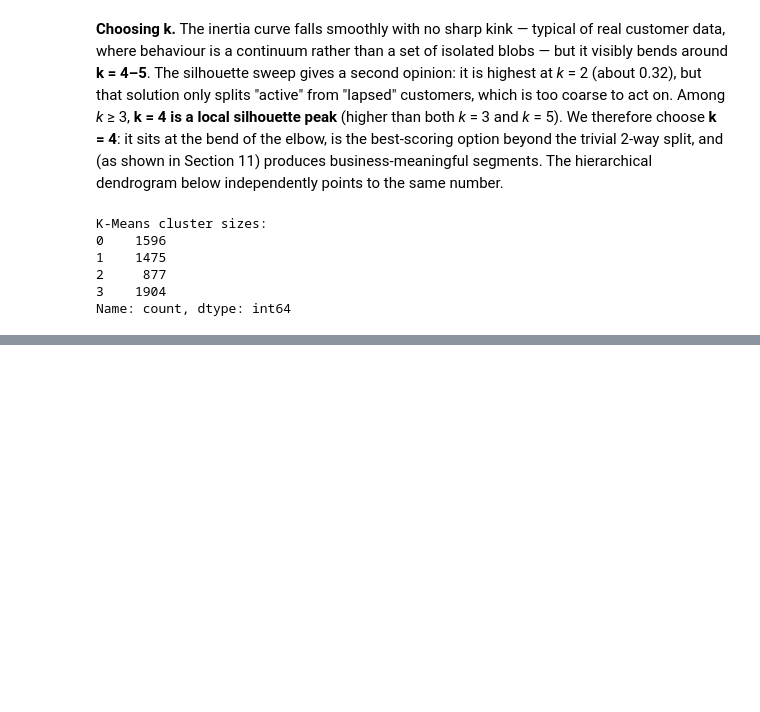
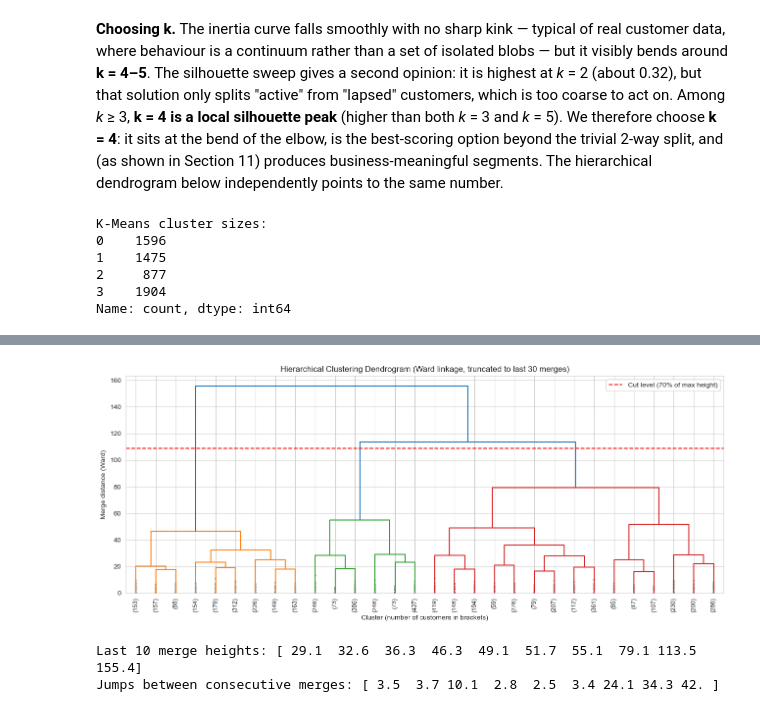
Before and after one commit to pragna100510/ML_Capstone, a Jupyter notebook: clustering/clustering.ipynb, the cells around one changed output, grey strips where cells are left out. Drawn from its saved outputs; the diff is of its cells as text; code cells hidden in the pictures; blank space fills up the shorter version.

Commit message:
Impleted Algorithm 2 -Agglomerative Hierarchical Clustering,Dendogram,Compring Linkage strategies

```diff
--- a/clustering/clustering.ipynb
+++ b/clustering/clustering.ipynb
@@ -533,0 +540,23 @@ Name: count, dtype: int64
+# %%
+Z = linkage(X_scaled, method="ward")
+
+plt.figure(figsize=(13, 5.5))
+dendrogram(Z, truncate_mode="lastp", p=30, leaf_rotation=90., leaf_font_size=9,
+           show_contracted=True, color_threshold=0.7 * Z[-1, 2])
+plt.title("Hierarchical Clustering Dendrogram (Ward linkage, truncated to last 30 merges)")
+plt.xlabel("Cluster (number of customers in brackets)")
+plt.ylabel("Merge distance (Ward)")
+plt.axhline(y=0.7 * Z[-1, 2], color="red", linestyle="--", label="Cut level (70% of max height)")
+plt.legend()
+plt.tight_layout()
+plt.savefig("hierarchical_dendrogram.png", bbox_inches="tight")
+plt.show()
+
+# Largest jumps in merge height (last 10 merges) -> where a cut is most natural
+heights = Z[-10:, 2]
+print("Last 10 merge heights:", np.round(heights, 1))
+print("Jumps between consecutive merges:", np.round(np.diff(heights), 1))
+# %% [output]
+[figure, added]
+Last 10 merge heights: [ 29.1  32.6  36.3  46.3  49.1  51.7  55.1  79.1 113.5 155.4]
+Jumps between consecutive merges: [ 3.5  3.7 10.1  2.8  2.5  3.4 24.1 34.3 42. ]
```
Also changed, not shown: parts of 7 cells of this notebook.
